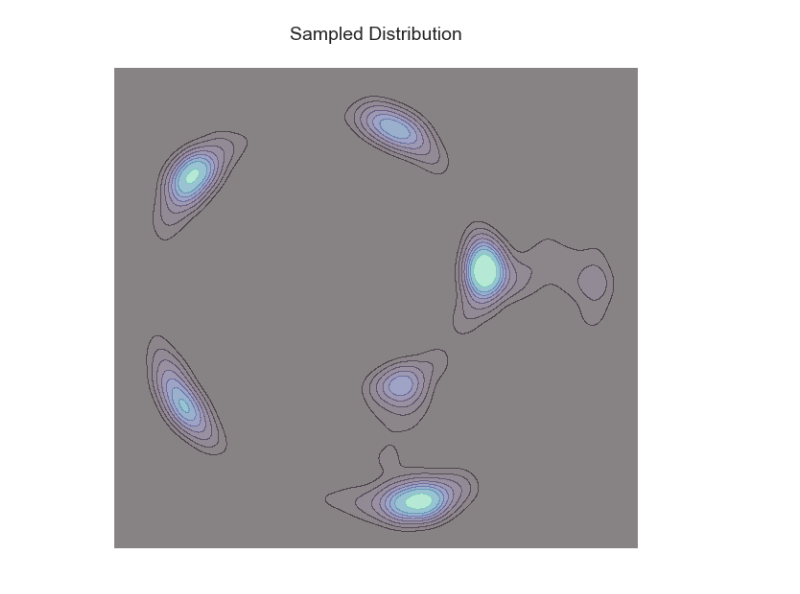
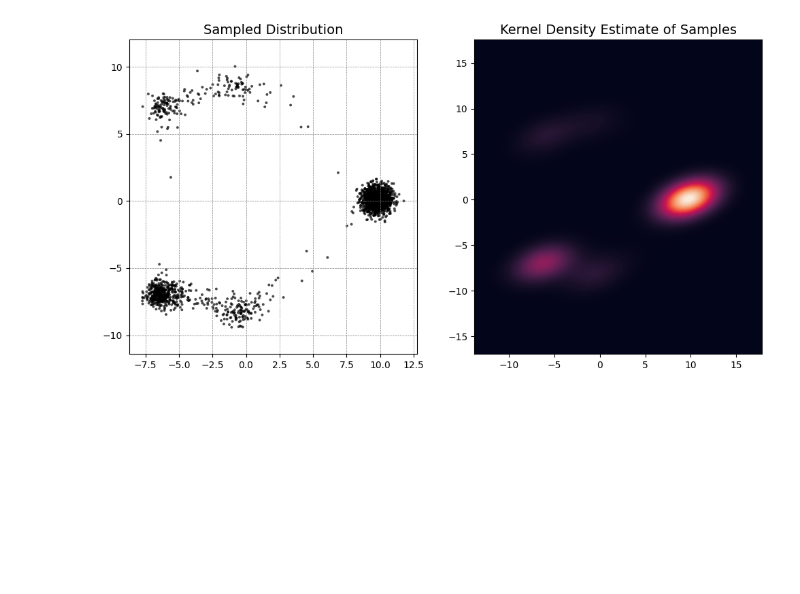
Before and after one commit to Mullerio/Compostional-Generative-Models, a Jupyter notebook: test.ipynb, the cells around one changed output. Cells and saved outputs as stored; diff of their text form; code cells hidden in the pictures; blank space fills up the shorter version.

Commit message:
some rough draft on guidance and better visualization of data, todo visulaisation of traj and basic guidance (without embeddings)

```diff
--- a/test.ipynb
+++ b/test.ipynb
@@ -55,17 +40,23 @@ In Epoch 19000 we have a loss of 7.4738287925720215
 # %%
 models = [model1,model2]
 
 sde = CompLangevin(models=models, sigma = 1, alpha = LinearAlpha(), beta=SquareRootBeta())
 
 comp_solver = EulerSDESolver(sde)
 
 comp_sampler = Sampler(comp_solver)
 
 steps= torch.linspace(0.01, 1, 2000).view(1,-1,1).expand(2000,-1,1).to(device)
+samples = comp_sampler.sample_without_traj(gaussian_path.p_init.sample(2000), steps)
+figsize=(12, 6)
 
-plot_samples(comp_sampler.sample_without_traj(gaussian_path.p_init.sample(2000), steps),contour=False)
+fig, axes = plt.subplots(1, 2, figsize = figsize)
+plot_samples(samples, ax=axes[0])
+plot_kde(samples, ax = axes[1], cmap="rocket")
+
+plt.show()
 # %% [output]
-[figure, old version]
+[figure, new version]
 # %%
 models = [model2]
 
```
Also changed, not shown: parts of 4 cells of this notebook, 3 other files.
